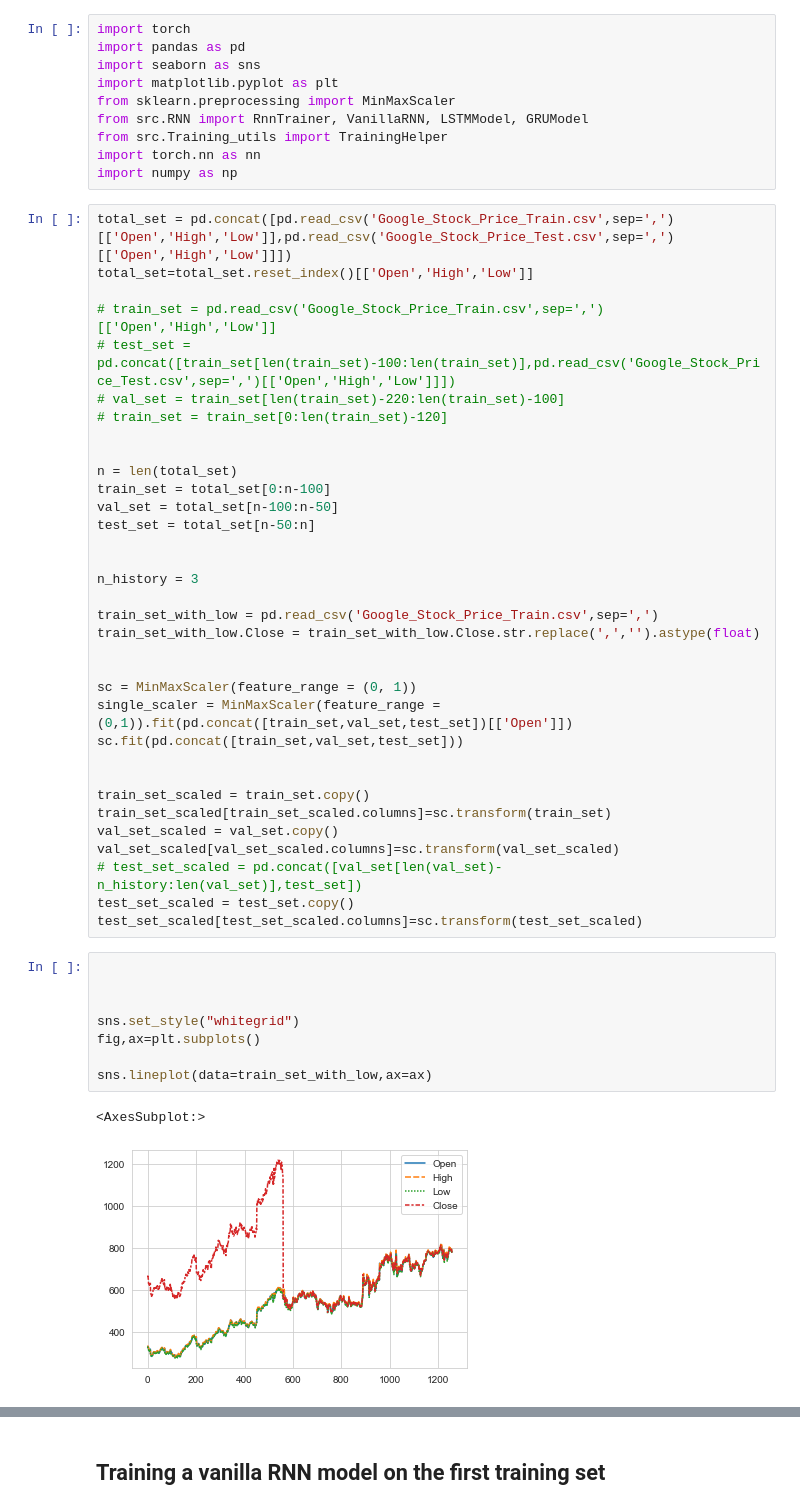
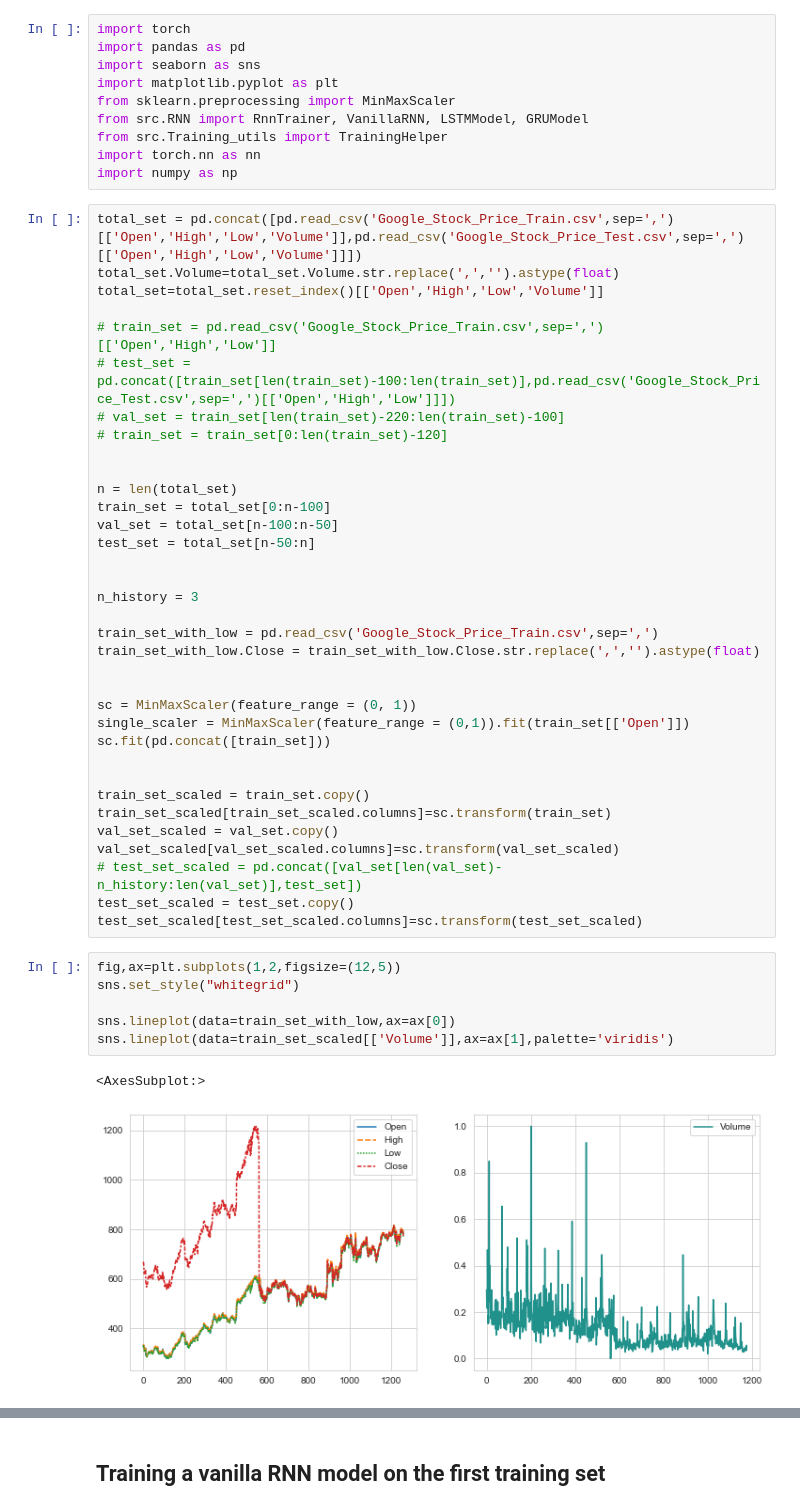
Before and after one commit to Pliploop/Stock_Prediction_RNN, a Jupyter notebook: Exploration.ipynb, the cells around one changed output, grey strips where cells are left out. Cells and saved outputs as stored; diff of their text form.

```diff
--- a/Exploration.ipynb
+++ b/Exploration.ipynb
@@ -11,8 +11,9 @@ from src.Training_utils import TrainingHelper
 import torch.nn as nn
 import numpy as np
 # %%
-total_set = pd.concat([pd.read_csv('Google_Stock_Price_Train.csv',sep=',')[['Open','High','Low']],pd.read_csv('Google_Stock_Price_Test.csv',sep=',')[['Open','High','Low']]])
-total_set=total_set.reset_index()[['Open','High','Low']]
+total_set = pd.concat([pd.read_csv('Google_Stock_Price_Train.csv',sep=',')[['Open','High','Low','Volume']],pd.read_csv('Google_Stock_Price_Test.csv',sep=',')[['Open','High','Low','Volume']]])
+total_set.Volume=total_set.Volume.str.replace(',','').astype(float)
+total_set=total_set.reset_index()[['Open','High','Low','Volume']]
 
 # train_set = pd.read_csv('Google_Stock_Price_Train.csv',sep=',')[['Open','High','Low']]
 # test_set = pd.concat([train_set[len(train_set)-100:len(train_set)],pd.read_csv('Google_Stock_Price_Test.csv',sep=',')[['Open','High','Low']]])
@@ -33,8 +34,8 @@ train_set_with_low.Close = train_set_with_low.Close.str.replace(',','').astype(f
 
 
 sc = MinMaxScaler(feature_range = (0, 1))
-single_scaler = MinMaxScaler(feature_range = (0,1)).fit(pd.concat([train_set,val_set,test_set])[['Open']])
-sc.fit(pd.concat([train_set,val_set,test_set]))
+single_scaler = MinMaxScaler(feature_range = (0,1)).fit(train_set[['Open']])
+sc.fit(pd.concat([train_set]))
 
 
 train_set_scaled = train_set.copy()
@@ -44,17 +45,15 @@ val_set_scaled[val_set_scaled.columns]=sc.transform(val_set_scaled)
 # test_set_scaled = pd.concat([val_set[len(val_set)-n_history:len(val_set)],test_set])
 test_set_scaled = test_set.copy()
 test_set_scaled[test_set_scaled.columns]=sc.transform(test_set_scaled)
-# %%
-
-
-
-sns.set_style("whitegrid")
-fig,ax=plt.subplots()
-
-sns.lineplot(data=train_set_with_low,ax=ax)
-# %% [output]
-<AxesSubplot:>
-[figure, removed]
+# %%
+fig,ax=plt.subplots(1,2,figsize=(12,5))
+sns.set_style("whitegrid")
+
+sns.lineplot(data=train_set_with_low,ax=ax[0])
+sns.lineplot(data=train_set_scaled[['Volume']],ax=ax[1],palette='viridis')
+# %% [output]
+<AxesSubplot:>
+[figure, added]
 # %%
 
 sns.set_style("whitegrid")
```
Also changed, not shown: parts of 10 cells of this notebook, 3 other files.
